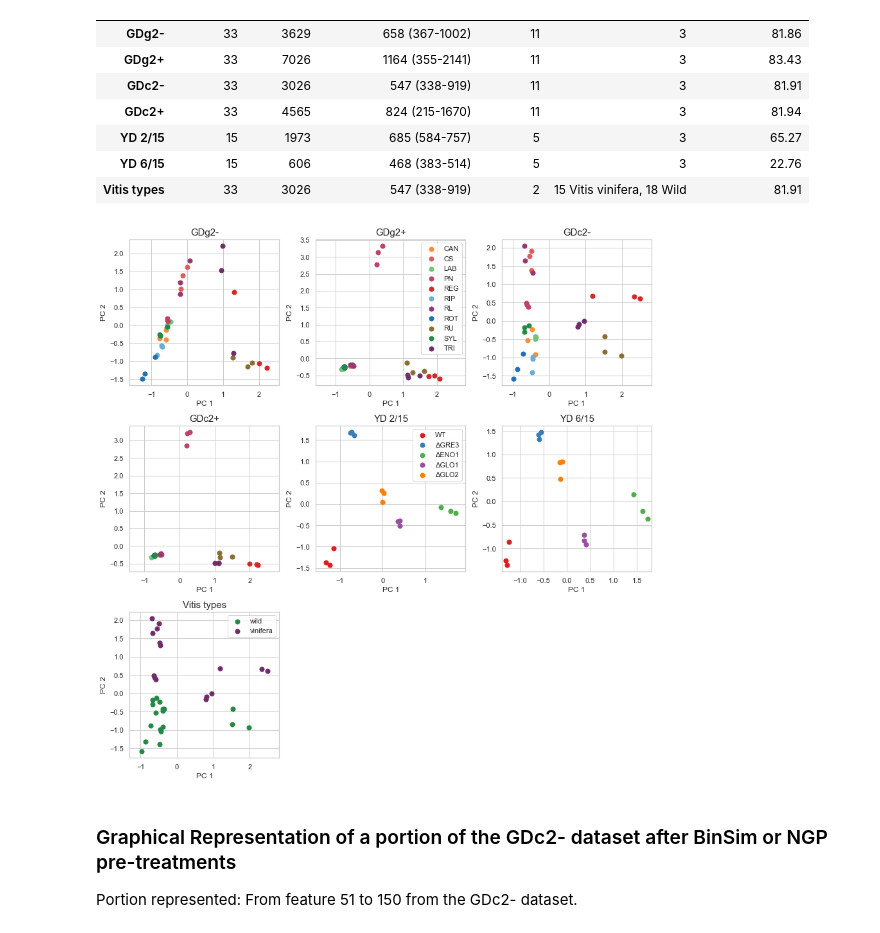
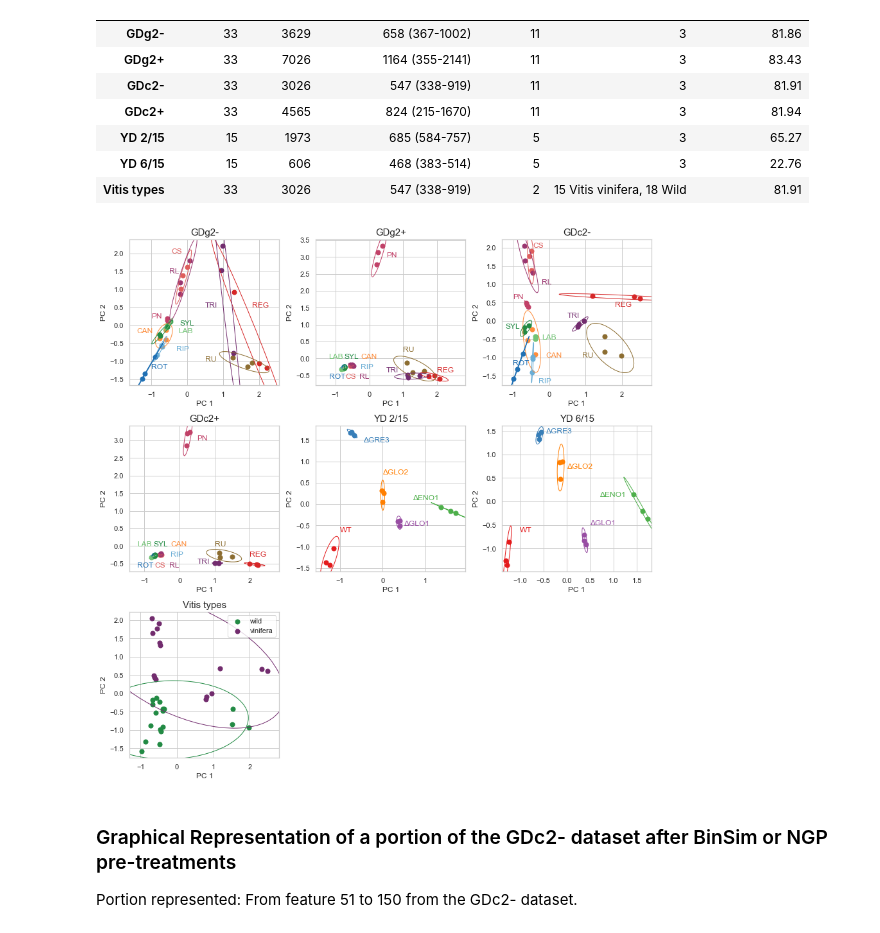
Before and after one commit to aeferreira/binsim_paper, a Jupyter notebook: paper_binsim.ipynb, the cells around one changed output. Cells and saved outputs as stored; diff of their text form; code cells hidden in the pictures.

Commit message:
Ellipses added to PCAs

```diff
--- a/paper_binsim.ipynb
+++ b/paper_binsim.ipynb
@@ -697,28 +749,99 @@ def plot_PLSDA(principaldf, label_colors, components=(1,2), title="PLS-DA", ax=N
 # %%
 with sns.axes_style("whitegrid"):
     with sns.plotting_context("notebook", font_scale=1):
         f, axs = plt.subplots(3,3, figsize=(12,12), constrained_layout=True)
 
         for (dskey, ds), ax in zip(datasets.items(), axs.ravel()):
             df = datasets[dskey]['Ionly']
             tf = transf.FeatureScaler(method='standard')
             df = tf.fit_transform(df)
             #print(df)
             ax.axis('equal')
             principaldf = ma.compute_df_with_PCs(df, n_components=5, whiten=True, labels=datasets[dskey]['target'], return_var_ratios=False)
 
             lcolors = datasets[dskey]['label_colors']
-            plot_PLSDA(principaldf, lcolors, components=(1,2), title=datasets[dskey]['name'], ax=ax)
+            plot_PCA(principaldf, lcolors, components=(1,2), title=datasets[dskey]['name'], ax=ax)
+            plot_ellipses_PCA(principaldf, lcolors, components=(1,2),ax=ax, q=0.95)
 
         axs[2][1].remove()
         axs[2][2].remove()
-        axs[0][1].legend(loc='upper right', ncol=1)
-        axs[1][1].legend(loc='upper right', ncol=1)
+        #axs[0][1].legend(loc='upper right', ncol=1)
+        #axs[1][1].legend(loc='upper right', ncol=1)
         axs[2][0].legend(loc='upper right', ncol=1)
+        locs_YD = {'WT':(-1,-0.65),
+                   'ΔGRE3':(-0.45, 1.45),
+                   'ΔENO1':(0.7, 0.1),
+                   'ΔGLO1':(0.5, -0.5),
+                   'ΔGLO2':(0,0.7) }
+        for lbl in datasets['YD']['classes']:
+            axs[1][1].text(*locs_YD[lbl], lbl, c=datasets['YD']['label_colors'][lbl])
+        for lbl in datasets['YD']['classes']:
+            axs[1][2].text(*locs_YD[lbl], lbl, c=datasets['YD']['label_colors'][lbl])
+
+        locs_GD = {'CAN':(-1.4,-0.2),
+                       'CS':(-0.45, 2),
+                       'LAB':(-0.25, -0.2),
+                       'PN':(-1, 0.2),
+                       'REG':(1.8,0.5),
+                       'RIP':(-0.3,-0.7),
+                       'RL':(-0.5, 1.45),
+                       'ROT':(-1, -1.2),
+                       'RU':(0.5, -1),
+                       'SYL':(-0.2,0),
+                       'TRI':(0.5,0.5),}
+
+        for lbl in datasets['GD_neg_global2']['classes']:
+            axs[0][0].text(*locs_GD[lbl], lbl, c=datasets['GD_neg_global2']['label_colors'][lbl])
+
+        locs_GD = {'CAN':(-0.1,-1),
+                       'CS':(-0.45, 2),
+                       'LAB':(-0.2, -0.5),
+                       'PN':(-1, 0.6),
+                       'REG':(1.8,0.4),
+                       'RIP':(-0.3,-1.7),
+                       'RL':(-0.2, 1),
+                       'ROT':(-1, -1.2),
+                       'RU':(0.9, -1),
+                       'SYL':(-1.2,-0.2),
+                       'TRI':(0.5,0.1),}
+
+        for lbl in datasets['GD_neg_global2']['classes']:
+            axs[0][2].text(*locs_GD[lbl], lbl, c=datasets['GD_neg_global2']['label_colors'][lbl])
+
+        locs_GD = {'CAN':(-0.25,0),
+                       'CS':(-0.7, -0.6),
+                       'LAB':(-1.2, 0),
+                       'PN':(0.5, 3),
+                       'REG':(2,-0.3),
+                       'RIP':(-0.25,-0.3),
+                       'RL':(-0.3, -0.6),
+                       'ROT':(-1.2,-0.6),
+                       'RU':(1, 0),
+                       'SYL':(-0.75,0),
+                       'TRI':(0.5,-0.5),}
+
+        for lbl in datasets['GD_neg_global2']['classes']:
+            axs[1][0].text(*locs_GD[lbl], lbl, c=datasets['GD_neg_global2']['label_colors'][lbl])
+
+        locs_GD = {'CAN':(-0.25,0),
+                       'CS':(-0.7, -0.6),
+                       'LAB':(-1.2, 0),
+                       'PN':(0.5, 3),
+                       'REG':(2,-0.4),
+                       'RIP':(-0.25,-0.3),
+                       'RL':(-0.3, -0.6),
+                       'ROT':(-1.2,-0.6),
+                       'RU':(1, 0.2),
+                       'SYL':(-0.75,0),
+                       'TRI':(0.5,-0.4),}
+
+        for lbl in datasets['GD_neg_global2']['classes']:
+            axs[0][1].text(*locs_GD[lbl], lbl, c=datasets['GD_neg_global2']['label_colors'][lbl])
+
         plt.show()
         f.savefig('paperimages/PCAs.pdf', dpi=200)
 # %% [output]
-[figure, old version]
+[figure, new version]
 # %% [markdown]
 ### Graphical Representation of a portion of the GDc2- dataset after BinSim or NGP pre-treatments
 
```
Also changed, not shown: parts of 2 cells of this notebook, 1 other file.
